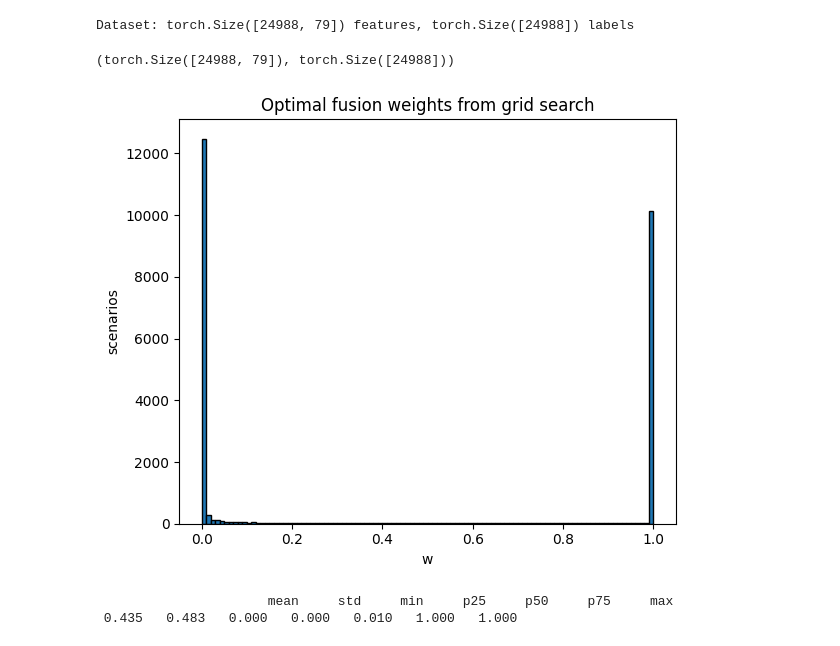
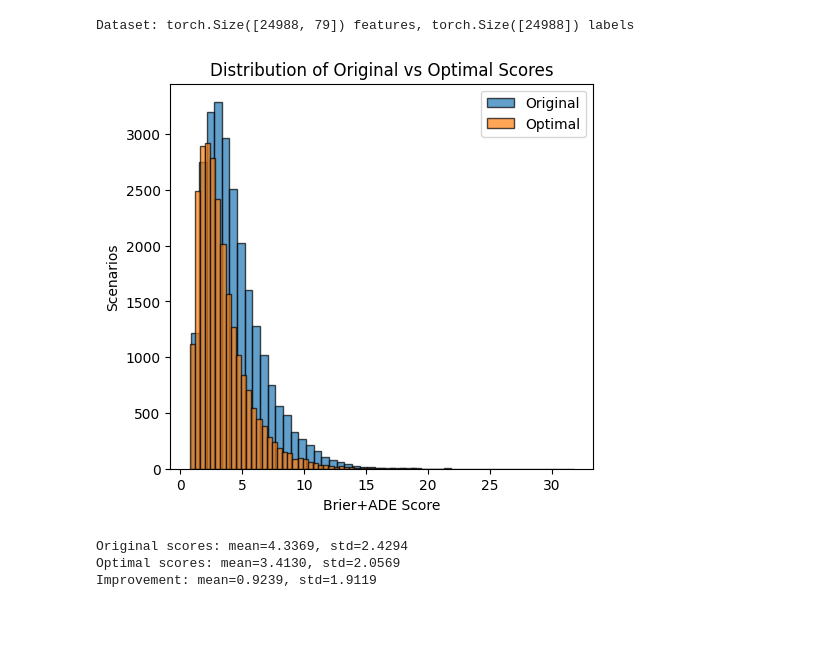
Before and after one commit to simon-kohaut/TraCS, a Jupyter notebook: examples/tracs_train.ipynb, the cells around one changed output. Cells and saved outputs as stored; diff of their text form; code cells hidden in the pictures; blank space fills up the shorter version.

```diff
--- a/examples/tracs_train.ipynb
+++ b/examples/tracs_train.ipynb
@@ -26,8 +26,8 @@ test_ground_truth_path = data_root / "av2" / "av2_mf_focal_test_annotations.parq
 test_prediction_path = data_root / "av2_backbone_outputs" / backbone / "submission_test.parquet"
 train_data_path = data_root / "results" / program_name / "val" / backbone / "scored_predictions.parquet"
 test_data_path = data_root / "tracs_predictions" / program_name / backbone / "test.parquet"
-features_pt_path = data_root / "results" / program_name / "val" / backbone / "features_v4_traj_subsampled.pt"
-optimal_weights_pt_path = data_root / "results" / program_name / "val" / backbone / "optimal_weights_v4_traj_subsampled.pt"
+features_pt_path = data_root / "results" / program_name / "val" / backbone / "features_v7.pt"
+optimal_weights_pt_path = data_root / "results" / program_name / "val" / backbone / "optimal_weights_v7.pt"
 # %% [markdown]
 ## Data preparation
 # %%
@@ -243,7 +258,7 @@ def _process_scenario(args):
     ).astype(np.float64)
 
     # past_xy, n_agents = load_scenario_extras(scenario_id, split="val")
-    w, _ = optimal_weights_grid(log_tracs_scores, log_backbone_scores, predicted_tracks, gt_track)
+    w, original_score, optimal_score = optimal_weights_grid(log_tracs_scores, log_backbone_scores, predicted_tracks, gt_track)
 
     features = FusionNet.extract_features(
         predicted_tracks,
@@ -253,7 +268,7 @@ def _process_scenario(args):
         # n_agents=n_agents,
         # past_trajectory=past_xy,
     )
-    return features, w
+    return features, w, original_score, optimal_score
 
 
 if not features_pt_path.exists() or not optimal_weights_pt_path.exists():
@@ -261,22 +276,45 @@ if not features_pt_path.exists() or not optimal_weights_pt_path.exists():
     with ThreadPoolExecutor(8) as pool:
         results = list(tqdm.tqdm(pool.map(_process_scenario, groups), total=len(groups)))
 
-    all_features, all_weights = zip(*results)
+    all_features, all_weights, all_original_scores, all_optimal_scores = zip(*results)
     F = torch.tensor(np.stack(all_features), dtype=torch.float32)
     W = torch.tensor(np.array(all_weights), dtype=torch.float32)
     print(f"Dataset: {F.shape} features, {W.shape} labels")
 
     torch.save(F, features_pt_path)
     torch.save(W, optimal_weights_pt_path)
+else:
+    all_original_scores = None
+    all_optimal_scores = None
 # %% [output]
 Dataset: torch.Size([24988, 79]) features, torch.Size([24988]) labels
+# %%
+if all_original_scores is not None:
+    # Show histogram of original and optimal scores
+    plt.figure(figsize=(12, 5))
+    plt.subplot(1, 2, 1)
+    plt.hist(all_original_scores, bins=50, alpha=0.7, label="Original", edgecolor="black")
+    plt.hist(all_optimal_scores, bins=50, alpha=0.7, label="Optimal", edgecolor="black")
+    plt.xlabel("Brier+ADE Score")
+    plt.ylabel("Scenarios")
+    plt.title("Distribution of Original vs Optimal Scores")
+    plt.legend()
+    plt.show()
+
+    print(f"Original scores: mean={np.mean(all_original_scores):.4f}, std={np.std(all_original_scores):.4f}")
+    print(f"Optimal scores: mean={np.mean(all_optimal_scores):.4f}, std={np.std(all_optimal_scores):.4f}")
+    print(f"Improvement: mean={np.mean(np.array(all_original_scores) - np.array(all_optimal_scores)):.4f}, "
+          f"std={np.std(np.array(all_original_scores) - np.array(all_optimal_scores)):.4f}")
+# %% [output]
+[figure, added]
+Original scores: mean=4.3369, std=2.4294
+Optimal scores: mean=3.4130, std=2.0569
+Improvement: mean=0.9239, std=1.9119
 # %%
 F = torch.load(features_pt_path, weights_only=True)
 W = torch.load(optimal_weights_pt_path, weights_only=True)
 
 F.shape, W.shape
-# %% [output]
-(torch.Size([24988, 79]), torch.Size([24988]))
 # %%
 w_np = W.cpu().numpy()
 fig, ax = plt.subplots(figsize=(6, 5))
@@ -292,10 +330,6 @@ print(header)
 print(f"{w_np.mean():6.3f}  {w_np.std():6.3f}  {w_np.min():6.3f}  "
         f"{np.percentile(w_np,25):6.3f}  {np.percentile(w_np,50):6.3f}  "
         f"{np.percentile(w_np,75):6.3f}  {w_np.max():6.3f}")
-# %% [output]
-[figure, removed]
-                      mean     std     min     p25     p50     p75     max
- 0.435   0.483   0.000   0.000   0.010   1.000   1.000
 # %%
 # now split by agent type since some types have very few samples (e.g. bus)
 plt.subplots(2, 3, figsize=(12, 8))
```
Also changed, not shown: parts of 14 cells of this notebook.
